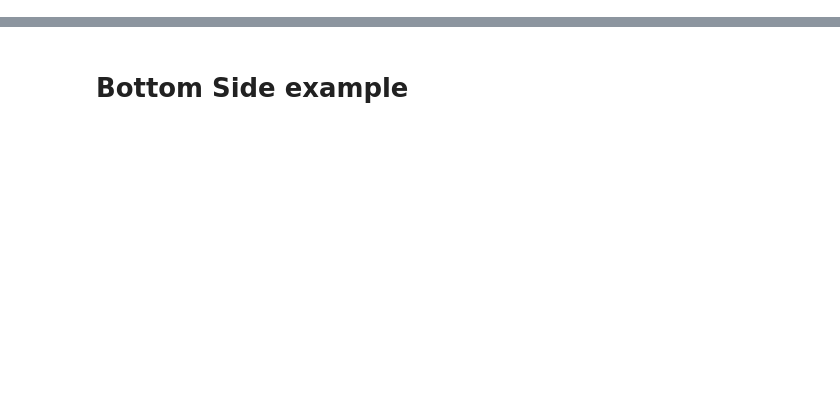
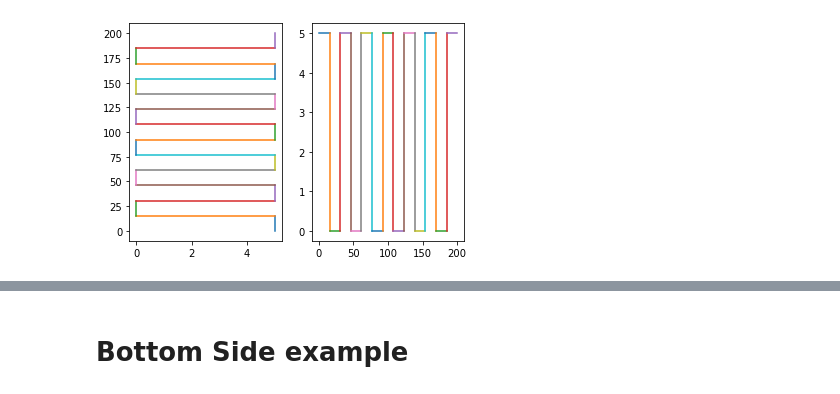
Before and after one commit to dangraf/box_generator, a Jupyter notebook: 01_generator.ipynb, the cells around one changed output, grey strips where cells are left out. Saved outputs shown, nothing was run; the diff lists cells and outputs as text; code cells hidden in the pictures; blank space fills up the shorter version.

```diff
--- a/01_generator.ipynb
+++ b/01_generator.ipynb
@@ -358,12 +19,0 @@ s.plot()
-# %%
-l = [0, 0, 200, 0]
-s = Side2(l, 50)
-s.generate_outer_wall(7, 4)
-plt.subplot(1,2,1)
-s.plot()
-
-l = [0, 0, 0, 200]
-s = Side2(l, 50)
-s.generate_outer_wall(7, 4)
-plt.subplot(1,2,2)
-s.plot()
@@ -371,0 +89,27 @@ s.plot()
+# %%
+#export
+def _segments_to_tabs(segments, ax, tabsize):
+    """
+    genrates tabs from a segmented point list
+    """
+    arr_x = np.repeat(segments[:,ax], 2)
+    arr_y = np.tile([0,0, tabsize, tabsize], len(segments)//2+1)[1:-3]
+    ret = np.zeros((len(arr_x),2))
+    ret[:,ax] = arr_x
+    ret[:,(ax+1)%2] = arr_y
+    points = ret[1:-1,:]
+    return np.hstack([points[:-1], points[1:]])
+# %%
+line = [0, 200, 0,0]
+segments, ax = _line2segmented_pointlist(line, 15)
+tabs = _segments_to_tabs(segments, ax, 5)
+plt.subplot(1,2,1)
+plot_lines(tabs)
+
+line = [ 200,0,  0,0]
+segments, ax = _line2segmented_pointlist(line, 15)
+tabs = _segments_to_tabs(segments, ax, 5)
+plt.subplot(1,2,2)
+plot_lines(tabs)
+# %% [output]
+[figure, added]
```
Also changed, not shown: parts of 60 cells of this notebook.
